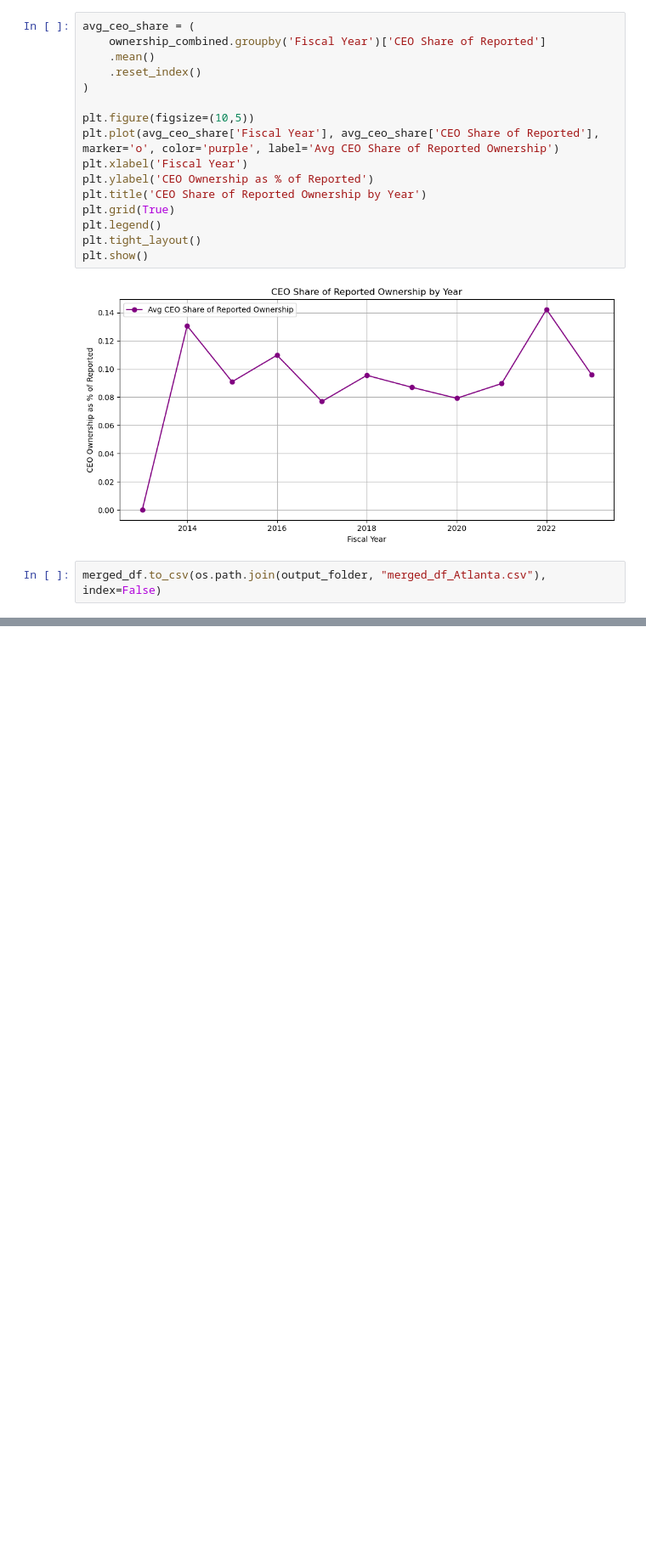
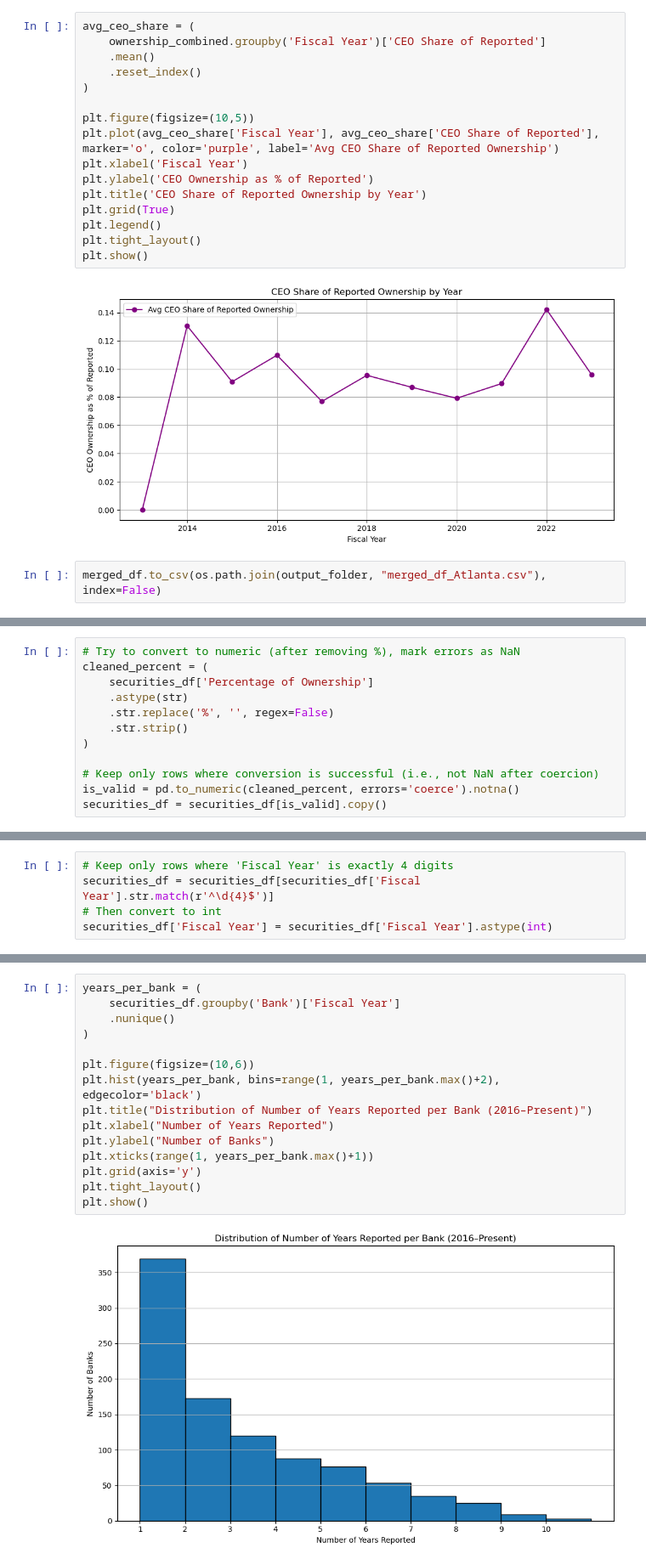
Before and after one commit to nashlaturciosss/fed-data-scraper, a Jupyter notebook: notebooks/clean_csvs.ipynb, the cells around one changed output, grey strips where cells are left out. Shown: that part at 85% size. Drawn from its saved outputs; the diff is of its cells as text; blank space fills up the shorter version.

```diff
--- a/notebooks/clean_csvs.ipynb
+++ b/notebooks/clean_csvs.ipynb
@@ -770,0 +775,12 @@ merged_df.to_csv(os.path.join(output_folder, "merged_df_Atlanta.csv"), index=Fal
+# %%
+# Try to convert to numeric (after removing %), mark errors as NaN
+cleaned_percent = (
+    securities_df['Percentage of Ownership']
+    .astype(str)
+    .str.replace('%', '', regex=False)
+    .str.strip()
+)
+
+# Keep only rows where conversion is successful (i.e., not NaN after coercion)
+is_valid = pd.to_numeric(cleaned_percent, errors='coerce').notna()
+securities_df = securities_df[is_valid].copy()
@@ -770,0 +790,5 @@ merged_df.to_csv(os.path.join(output_folder, "merged_df_Atlanta.csv"), index=Fal
+# %%
+# Keep only rows where 'Fiscal Year' is exactly 4 digits
+securities_df = securities_df[securities_df['Fiscal Year'].str.match(r'^\d{4}$')]
+# Then convert to int
+securities_df['Fiscal Year'] = securities_df['Fiscal Year'].astype(int)
@@ -770,0 +928,17 @@ merged_df.to_csv(os.path.join(output_folder, "merged_df_Atlanta.csv"), index=Fal
+# %%
+years_per_bank = (
+    securities_df.groupby('Bank')['Fiscal Year']
+    .nunique()
+)
+
+plt.figure(figsize=(10,6))
+plt.hist(years_per_bank, bins=range(1, years_per_bank.max()+2), edgecolor='black')
+plt.title("Distribution of Number of Years Reported per Bank (2016–Present)")
+plt.xlabel("Number of Years Reported")
+plt.ylabel("Number of Banks")
+plt.xticks(range(1, years_per_bank.max()+1))
+plt.grid(axis='y')
+plt.tight_layout()
+plt.show()
+# %% [output]
+[figure, added]
```
Also changed, not shown: parts of 21 cells of this notebook, 2 other files.
